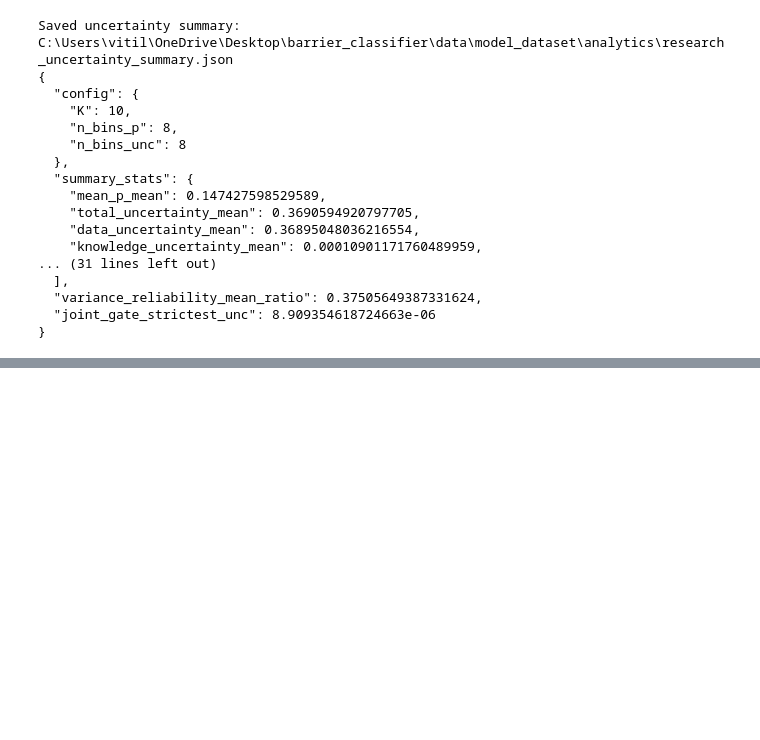
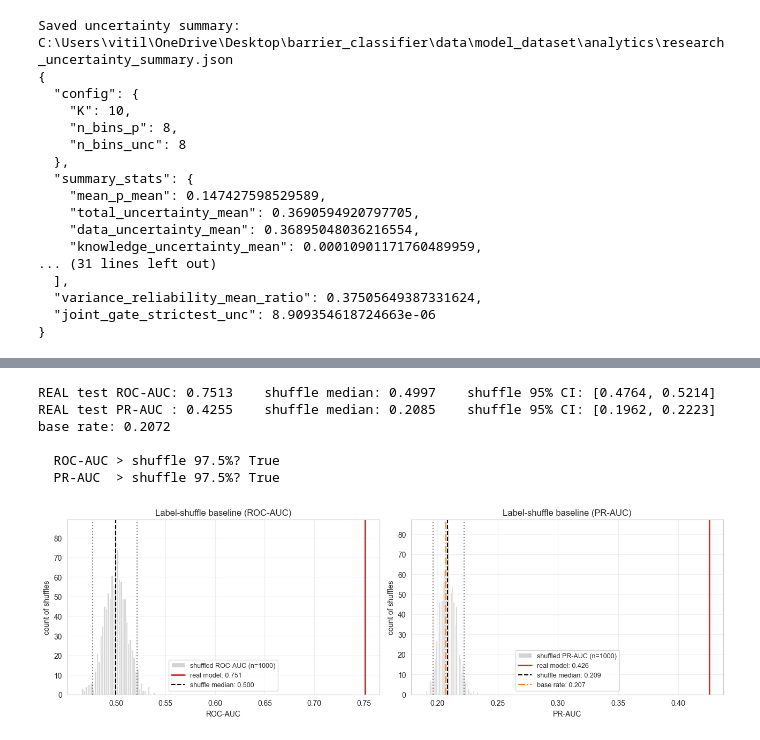
Before and after one commit to VitaIll/barrier_classifier, a Jupyter notebook: notebooks/04_offline_study.ipynb, the cells around one changed output, grey strips where cells are left out. Cells and saved outputs as stored; diff of their text form; code cells hidden in the pictures; blank space fills up the shorter version.

```diff
--- a/notebooks/04_offline_study.ipynb
+++ b/notebooks/04_offline_study.ipynb
@@ -1454,0 +1478,15 @@ Subsequent section lands when Phase 6 is built:
+# %%
+causal_res = causal_feature_audit(feature_list)
+print(f"features audited: {causal_res.n_features}")
+print(f"  causal (__f__ or __h__): {causal_res.n_causal}")
+print(f"  suspect tokens: {causal_res.n_suspect}")
+print(f"  unmatched (no known suffix): {len(causal_res.unmatched)}")
+print(f"  PASS: {causal_res.passed}")
+if causal_res.suspect:
+    print("\nSUSPECT TOKENS (first 20):")
+    for f in causal_res.suspect[:20]:
+        print(f"  {f}")
+if causal_res.unmatched:
+    print("\nUNMATCHED (first 20):")
+    for f in causal_res.unmatched[:20]:
+        print(f"  {f}")
@@ -1454,0 +1503,34 @@ Subsequent section lands when Phase 6 is built:
+# %%
+y_t = test_cache["y"].to_numpy()
+p_t = test_cache["p"].to_numpy()
+
+shuffle_out = label_shuffle_baseline(y_t, p_t, n_shuffles=1000, random_seed=0)
+
+real_roc = float(roc_auc_score(y_t, p_t))
+real_pr = float(average_precision_score(y_t, p_t))
+print(f"REAL test ROC-AUC: {real_roc:.4f}    shuffle median: {shuffle_out['roc_auc'].point:.4f}    "
+      f"shuffle 95% CI: [{shuffle_out['roc_auc'].ci_low:.4f}, {shuffle_out['roc_auc'].ci_high:.4f}]")
+print(f"REAL test PR-AUC : {real_pr:.4f}    shuffle median: {shuffle_out['pr_auc'].point:.4f}    "
+      f"shuffle 95% CI: [{shuffle_out['pr_auc'].ci_low:.4f}, {shuffle_out['pr_auc'].ci_high:.4f}]")
+print(f"base rate: {shuffle_out['base_rate'].point:.4f}")
+
+passes_roc = real_roc > shuffle_out["roc_auc"].ci_high
+passes_pr = real_pr > shuffle_out["pr_auc"].ci_high
+print(f"\n  ROC-AUC > shuffle 97.5%? {passes_roc}")
+print(f"  PR-AUC  > shuffle 97.5%? {passes_pr}")
+
+fig, axes = plt.subplots(1, 2, figsize=(13, 4.2))
+plot_label_shuffle_baseline(real_roc, shuffle_out["roc_auc"], metric_name="ROC-AUC", ax=axes[0])
+plot_label_shuffle_baseline(real_pr, shuffle_out["pr_auc"], metric_name="PR-AUC",
+                            base_rate=shuffle_out["base_rate"].point, ax=axes[1])
+plt.tight_layout()
+plt.savefig(PLOTS_DIR / "research_label_shuffle.png", dpi=150, bbox_inches="tight")
+plt.show()
+# %% [output]
+REAL test ROC-AUC: 0.7513    shuffle median: 0.4997    shuffle 95% CI: [0.4764, 0.5214]
+REAL test PR-AUC : 0.4255    shuffle median: 0.2085    shuffle 95% CI: [0.1962, 0.2223]
+base rate: 0.2072
+
+  ROC-AUC > shuffle 97.5%? True
+  PR-AUC  > shuffle 97.5%? True
+[figure, added]
```
Also changed, not shown: parts of 24 cells of this notebook, 4 other files.
